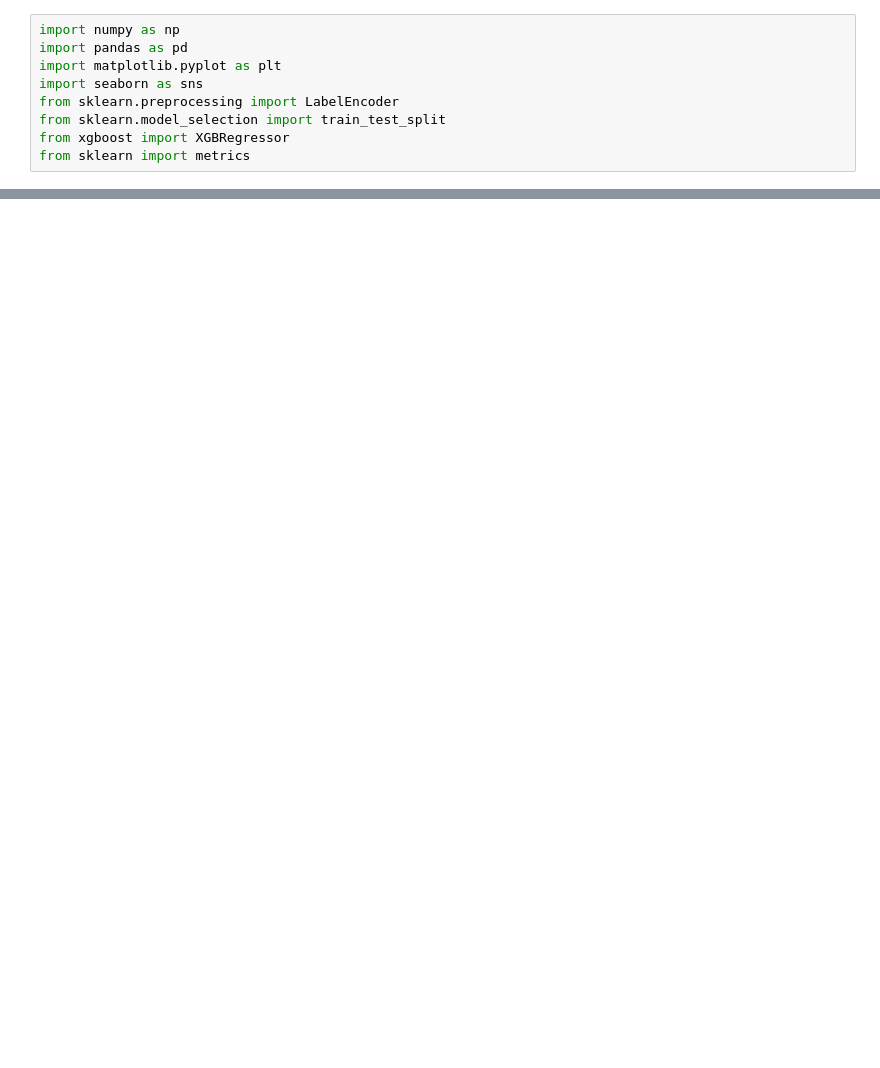
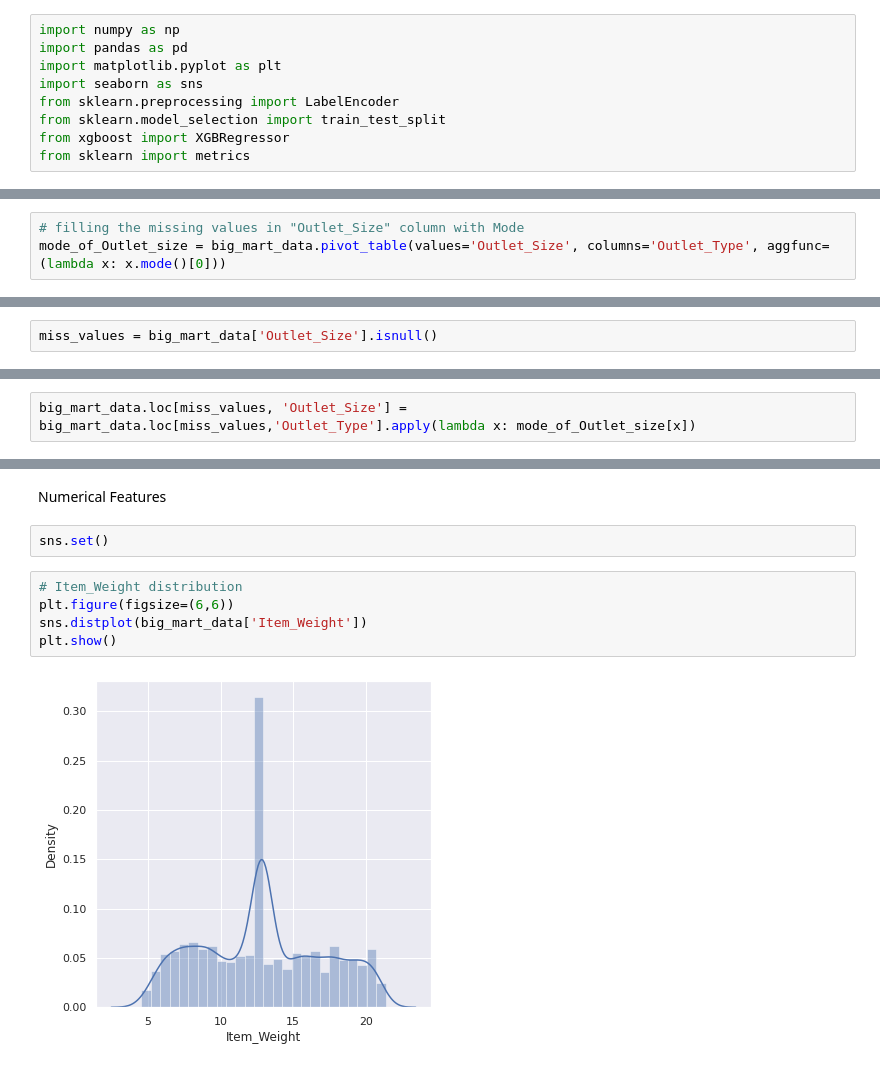
Before and after one commit to viswabalasubramanian/Big-mart-sales, a Jupyter notebook: Big_Mart_Sales_Prediction.ipynb, the cells around one changed output, grey strips where cells are left out. Cells and saved outputs as stored; diff of their text form; blank space fills up the shorter version.

```diff
--- a/Big_Mart_Sales_Prediction.ipynb
+++ b/Big_Mart_Sales_Prediction.ipynb
@@ -65,0 +101,3 @@ Categorical Features:
+# %%
+# filling the missing values in "Outlet_Size" column with Mode
+mode_of_Outlet_size = big_mart_data.pivot_table(values='Outlet_Size', columns='Outlet_Type', aggfunc=(lambda x: x.mode()[0]))
@@ -65,0 +109,2 @@ Categorical Features:
+# %%
+miss_values = big_mart_data['Outlet_Size'].isnull()
@@ -65,0 +126,2 @@ Categorical Features:
+# %%
+big_mart_data.loc[miss_values, 'Outlet_Size'] = big_mart_data.loc[miss_values,'Outlet_Type'].apply(lambda x: mode_of_Outlet_size[x])
@@ -65,0 +159,11 @@ Categorical Features:
+# %% [markdown]
+Numerical Features
+# %%
+sns.set()
+# %%
+# Item_Weight distribution
+plt.figure(figsize=(6,6))
+sns.distplot(big_mart_data['Item_Weight'])
+plt.show()
+# %% [output]
+[figure, added]
```
Also changed, not shown: parts of 56 cells of this notebook.
